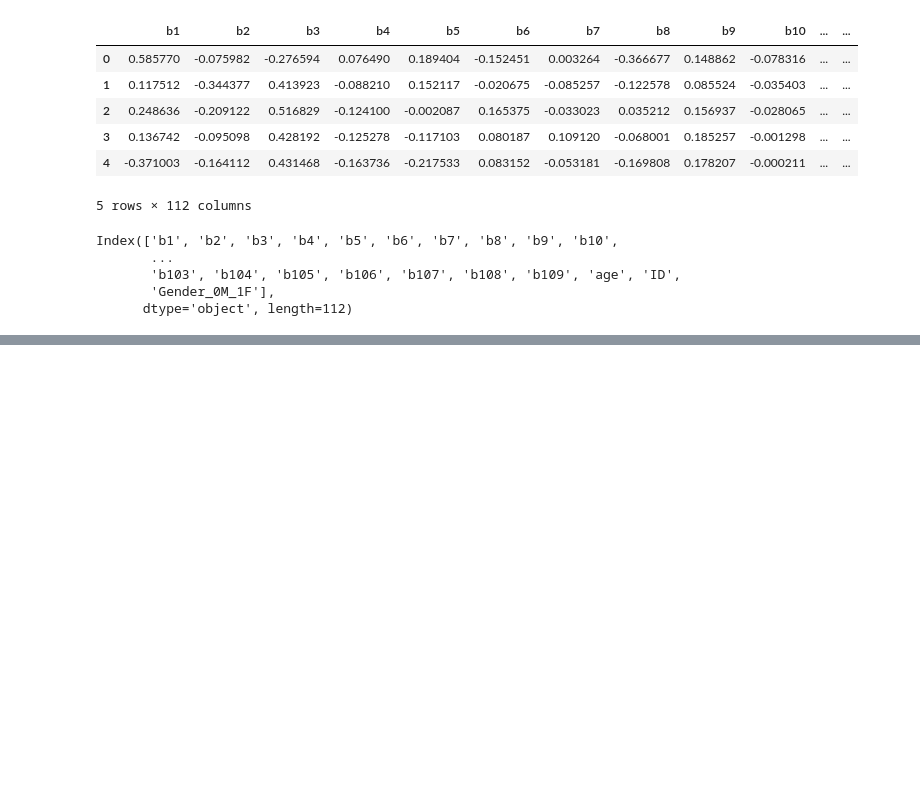
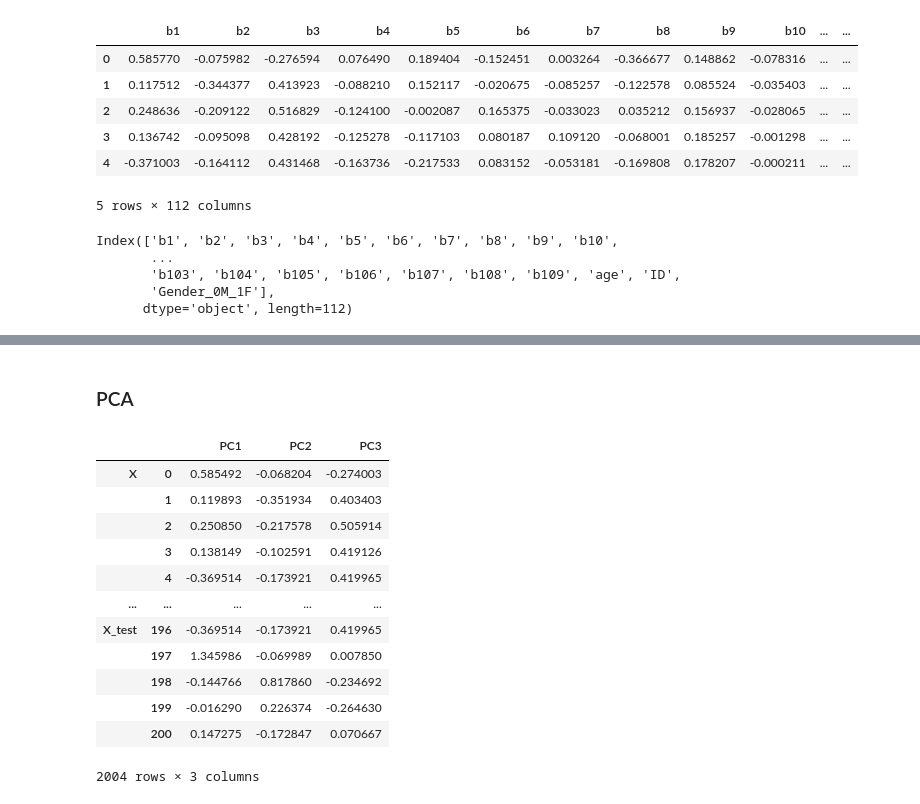
Before and after one commit to michael-suggs/py-FGNET, a Jupyter notebook: eda-fgnet-lopo.ipynb, the cells around one changed output, grey strips where cells are left out. Cells and saved outputs as stored; diff of their text form; code cells hidden in the pictures; blank space fills up the shorter version.

```diff
--- a/eda-fgnet-lopo.ipynb
+++ b/eda-fgnet-lopo.ipynb
@@ -35,0 +81,28 @@ Index(['b1', 'b2', 'b3', 'b4', 'b5', 'b6', 'b7', 'b8', 'b9', 'b10',
+# %% [markdown]
+### PCA
+# %%
+from sklearn.decomposition import PCA
+
+lopo_pca = PCA(n_components=3)
+lopo_pca.fit(X)
+
+df_pca = pd.concat({
+    'X': pd.DataFrame(lopo_pca.transform(X), columns=['PC1', 'PC2', 'PC3']),
+    'X_train': pd.DataFrame(lopo_pca.transform(X_train), columns=['PC1', 'PC2', 'PC3']),
+    'X_test': pd.DataFrame(lopo_pca.transform(X_test), columns=['PC1', 'PC2', 'PC3']),
+}, axis=0)
+df_pca
+# %% [output]
+|  |  | PC1 | PC2 | PC3 |
+| X | 0 | 0.585492 | -0.068204 | -0.274003 |
+|  | 1 | 0.119893 | -0.351934 | 0.403403 |
+|  | 2 | 0.250850 | -0.217578 | 0.505914 |
+|  | 3 | 0.138149 | -0.102591 | 0.419126 |
+|  | 4 | -0.369514 | -0.173921 | 0.419965 |
+| ... | ... | ... | ... | ... |
+| X_test | 196 | -0.369514 | -0.173921 | 0.419965 |
+|  | 197 | 1.345986 | -0.069989 | 0.007850 |
+|  | 198 | -0.144766 | 0.817860 | -0.234692 |
+|  | 199 | -0.016290 | 0.226374 | -0.264630 |
+|  | 200 | 0.147275 | -0.172847 | 0.070667 |
+2004 rows × 3 columns
```
Also changed, not shown: parts of 34 cells of this notebook, 2 other files.
